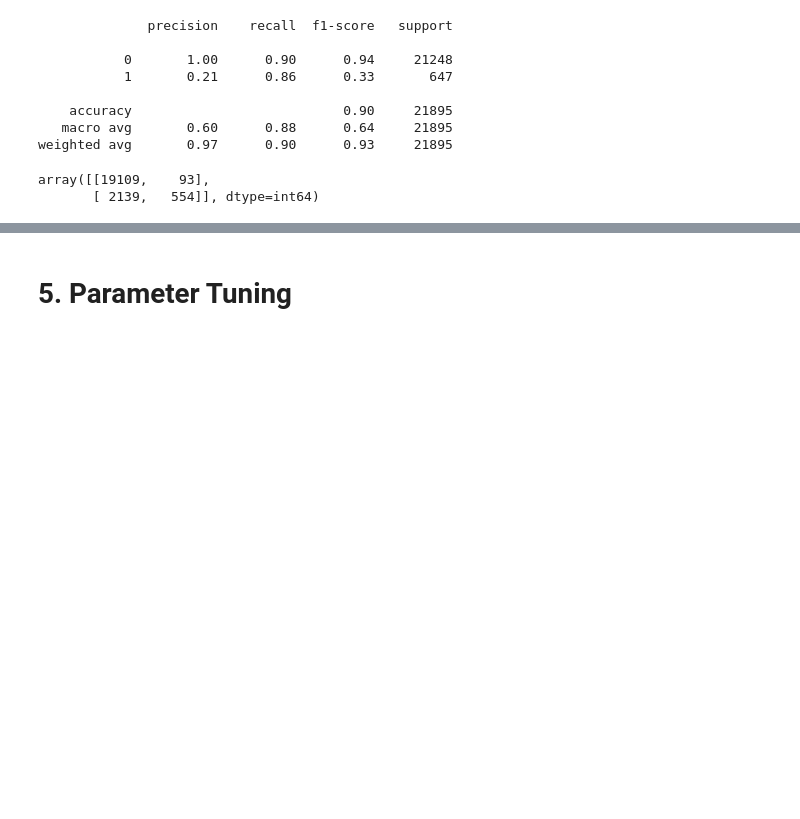
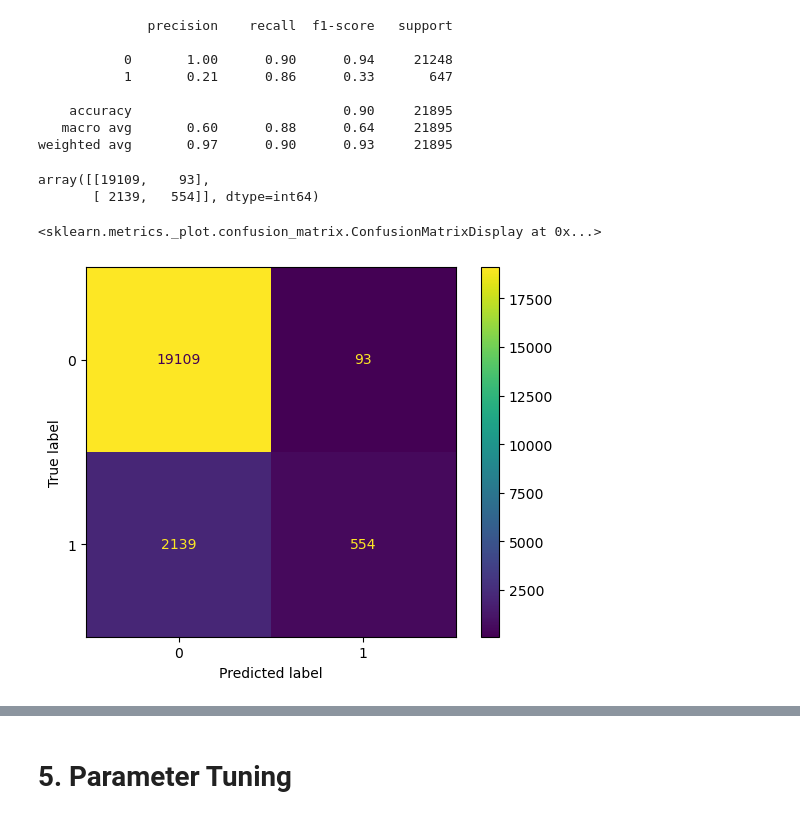
Before and after one commit to Koliber216/DontGetKicked-ML-Classification, a Jupyter notebook: model_notebooks/Random Forest.ipynb, the cells around one changed output, grey strips where cells are left out. Drawn from its saved outputs; the diff is of its cells as text; code cells hidden in the pictures; blank space fills up the shorter version.

```diff
--- a/model_notebooks/Random Forest.ipynb
+++ b/model_notebooks/Random Forest.ipynb
@@ -368,0 +21,4 @@ X_whole = pd.DataFrame(X_whole, columns=colnames)
+# %%
+y_train = pd.read_csv("../preprocessed_data/y_train.csv")
+y = pd.read_csv("../preprocessed_data/y_whole.csv")
+y_val  = pd.read_csv("../preprocessed_data/y_val.csv")
@@ -384,5 +49,5 @@ KeyboardInterrupt:
 # %%
-y_pred = rf.predict(X_val)
+y_pred = rf_base.predict(X_val)
 # %%
 print(classification_report(y_pred, y_val))
 # %% [output]
@@ -399,3 +64,11 @@ confusion_matrix(y_val, y_pred)
 # %% [output]
 array([[19109,    93],
        [ 2139,   554]], dtype=int64)
+# %%
+cm = confusion_matrix(y_val, y_pred, labels=rf_base.classes_)
+disp = ConfusionMatrixDisplay(confusion_matrix=cm,
+                               display_labels=rf_base.classes_)
+disp.plot()
+# %% [output]
+<sklearn.metrics._plot.confusion_matrix.ConfusionMatrixDisplay at 0x...>
+[figure, added]
```
Also changed, not shown: parts of 48 cells of this notebook, 20 other files.
